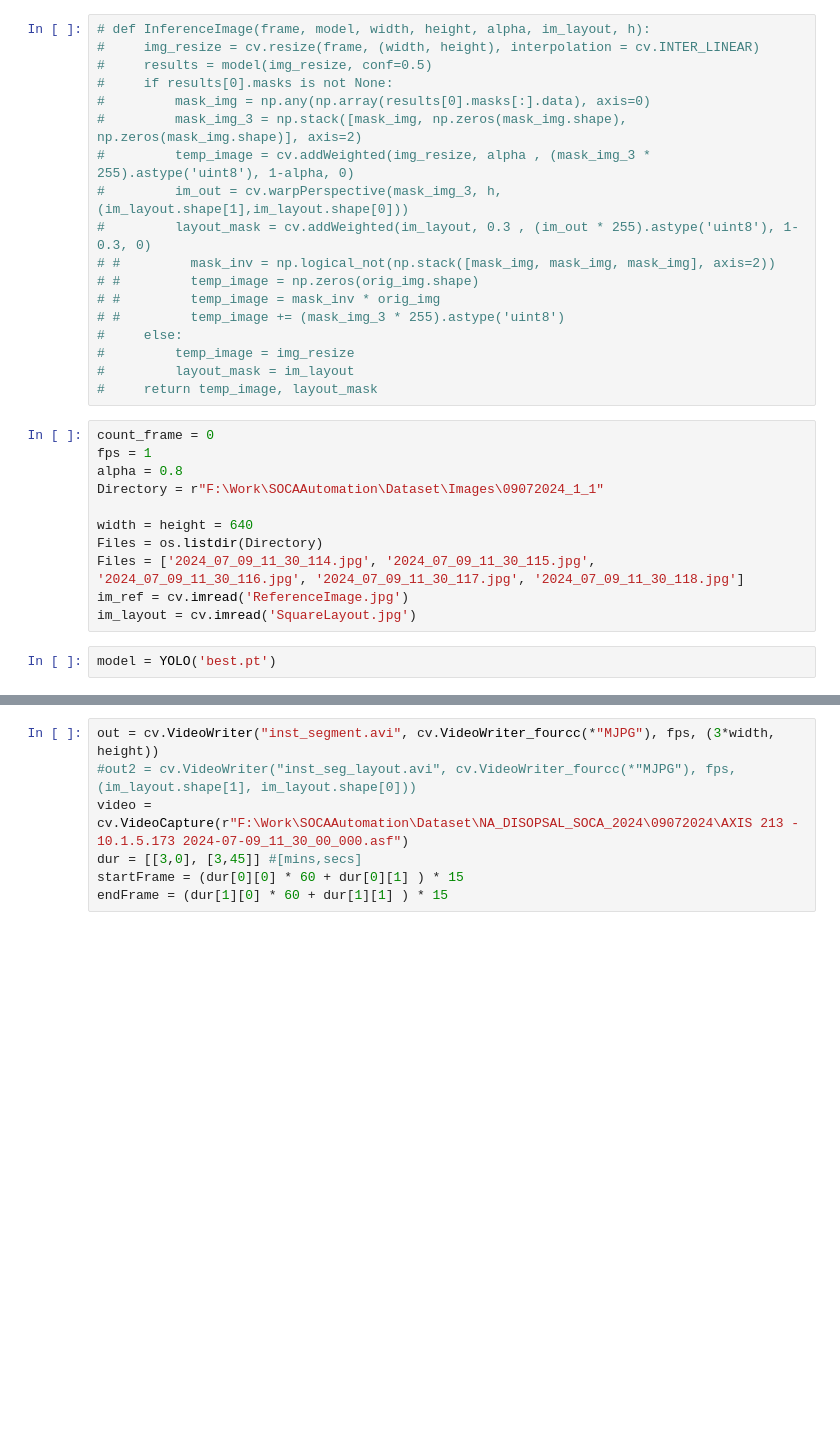
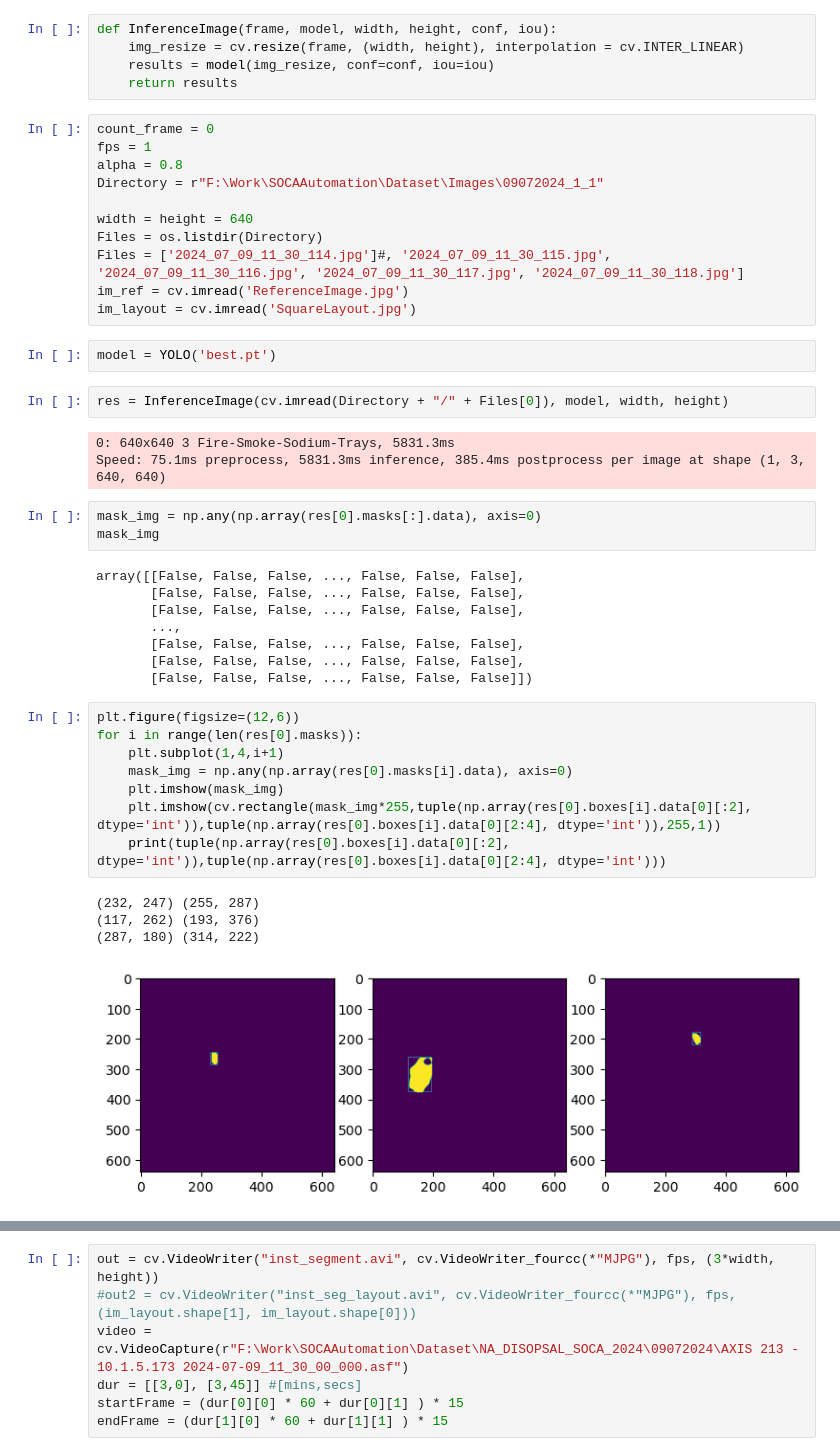
Before and after one commit to muthuganeshece/CVProjects, a Jupyter notebook: SodiumDisposal/Notebook/YOLOv8_Inference.ipynb, the cells around one changed output, grey strips where cells are left out. Drawn from its saved outputs; the diff is of its cells as text; blank space fills up the shorter version.

```diff
--- a/SodiumDisposal/Notebook/YOLOv8_Inference.ipynb
+++ b/SodiumDisposal/Notebook/YOLOv8_Inference.ipynb
@@ -39,23 +39,10 @@ def camera_angle2top_view():
     #print(ref_pts, dst_pts)
     return h
 # %%
-# def InferenceImage(frame, model, width, height, alpha, im_layout, h):
-#     img_resize = cv.resize(frame, (width, height), interpolation = cv.INTER_LINEAR)
-#     results = model(img_resize, conf=0.5)
-#     if results[0].masks is not None:
-#         mask_img = np.any(np.array(results[0].masks[:].data), axis=0)
-#         mask_img_3 = np.stack([mask_img, np.zeros(mask_img.shape), np.zeros(mask_img.shape)], axis=2)
-#         temp_image = cv.addWeighted(img_resize, alpha , (mask_img_3 * 255).astype('uint8'), 1-alpha, 0)
-#         im_out = cv.warpPerspective(mask_img_3, h, (im_layout.shape[1],im_layout.shape[0]))
-#         layout_mask = cv.addWeighted(im_layout, 0.3 , (im_out * 255).astype('uint8'), 1-0.3, 0)
-# #         mask_inv = np.logical_not(np.stack([mask_img, mask_img, mask_img], axis=2))
-# #         temp_image = np.zeros(orig_img.shape)
-# #         temp_image = mask_inv * orig_img
-# #         temp_image += (mask_img_3 * 255).astype('uint8')
-#     else:
-#         temp_image = img_resize
-#         layout_mask = im_layout
-#     return temp_image, layout_mask
+def InferenceImage(frame, model, width, height, conf, iou):
+    img_resize = cv.resize(frame, (width, height), interpolation = cv.INTER_LINEAR)
+    results = model(img_resize, conf=conf, iou=iou)
+    return results
 # %%
 count_frame = 0
 fps = 1
@@ -64,8 +51,37 @@ Directory = r"F:\Work\SOCAAutomation\Dataset\Images\09072024_1_1"
 
 width = height = 640
 Files = os.listdir(Directory)
-Files = ['2024_07_09_11_30_114.jpg', '2024_07_09_11_30_115.jpg', '2024_07_09_11_30_116.jpg', '2024_07_09_11_30_117.jpg', '2024_07_09_11_30_118.jpg']
+Files = ['2024_07_09_11_30_114.jpg']#, '2024_07_09_11_30_115.jpg', '2024_07_09_11_30_116.jpg', '2024_07_09_11_30_117.jpg', '2024_07_09_11_30_118.jpg']
 im_ref = cv.imread('ReferenceImage.jpg')
 im_layout = cv.imread('SquareLayout.jpg')
 # %%
 model = YOLO('best.pt')
+# %%
+res = InferenceImage(cv.imread(Directory + "/" + Files[0]), model, width, height)
+# %% [output]
+0: 640x640 3 Fire-Smoke-Sodium-Trays, 5831.3ms
+Speed: 75.1ms preprocess, 5831.3ms inference, 385.4ms postprocess per image at shape (1, 3, 640, 640)
+# %%
+mask_img = np.any(np.array(res[0].masks[:].data), axis=0)
+mask_img
+# %% [output]
+array([[False, False, False, ..., False, False, False],
+       [False, False, False, ..., False, False, False],
+       [False, False, False, ..., False, False, False],
+       ...,
+       [False, False, False, ..., False, False, False],
+       [False, False, False, ..., False, False, False],
+       [False, False, False, ..., False, False, False]])
+# %%
+plt.figure(figsize=(12,6))
+for i in range(len(res[0].masks)):
+    plt.subplot(1,4,i+1)
+    mask_img = np.any(np.array(res[0].masks[i].data), axis=0)
+    plt.imshow(mask_img)
+    plt.imshow(cv.rectangle(mask_img*255,tuple(np.array(res[0].boxes[i].data[0][:2], dtype='int')),tuple(np.array(res[0].boxes[i].data[0][2:4], dtype='int')),255,1))
+    print(tuple(np.array(res[0].boxes[i].data[0][:2], dtype='int')),tuple(np.array(res[0].boxes[i].data[0][2:4], dtype='int')))
+# %% [output]
+(232, 247) (255, 287)
+(117, 262) (193, 376)
+(287, 180) (314, 222)
+[figure, added]
```
Also changed, not shown: parts of 15 cells of this notebook.
